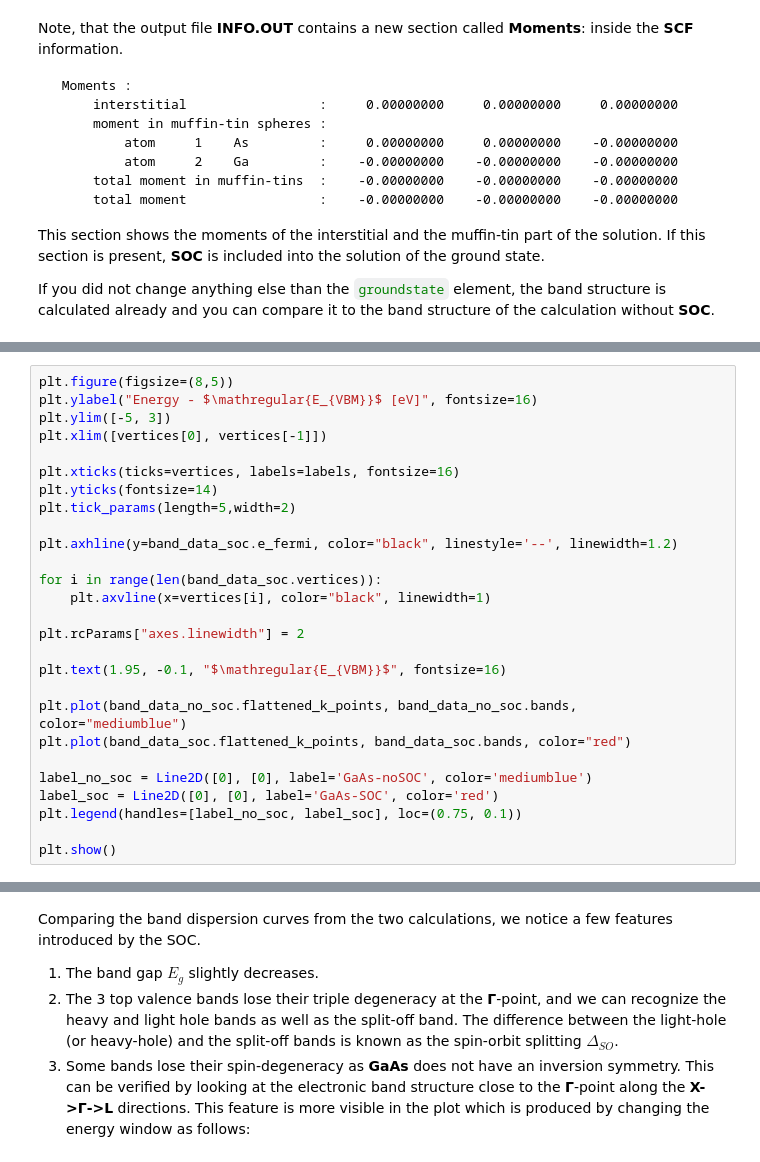
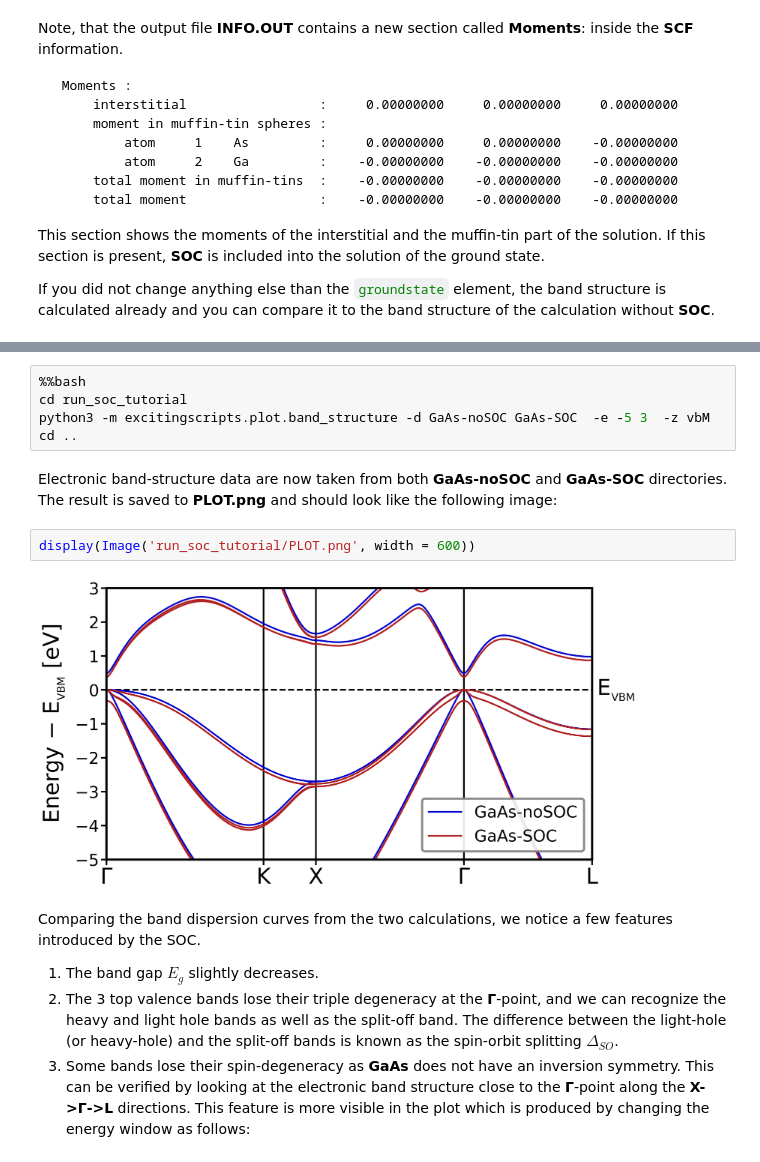
Before and after one commit to gulans/exciting, a Jupyter notebook: tools/excitingjupyter/excitingjupyter/02_ground_state/tutorial_spin_orbit_coupling.ipynb, the cells around one changed output, grey strips where cells are left out. Saved outputs shown, nothing was run; the diff lists cells and outputs as text.

```diff
--- a/tools/excitingjupyter/excitingjupyter/02_ground_state/tutorial_spin_orbit_coupling.ipynb
+++ b/tools/excitingjupyter/excitingjupyter/02_ground_state/tutorial_spin_orbit_coupling.ipynb
@@ -306,27 +287,0 @@ vertices, labels = band_data_soc.band_path()
-# %%
-plt.figure(figsize=(8,5))
-plt.ylabel("Energy - $\mathregular{E_{VBM}}$ [eV]", fontsize=16)
-plt.ylim([-5, 3])
-plt.xlim([vertices[0], vertices[-1]])
-
-plt.xticks(ticks=vertices, labels=labels, fontsize=16)
-plt.yticks(fontsize=14)
-plt.tick_params(length=5,width=2)
-
-plt.axhline(y=band_data_soc.e_fermi, color="black", linestyle='--', linewidth=1.2)
-
-for i in range(len(band_data_soc.vertices)):
-    plt.axvline(x=vertices[i], color="black", linewidth=1)
-
-plt.rcParams["axes.linewidth"] = 2
-
-plt.text(1.95, -0.1, "$\mathregular{E_{VBM}}$", fontsize=16)
-
-plt.plot(band_data_no_soc.flattened_k_points, band_data_no_soc.bands, color="mediumblue")
-plt.plot(band_data_soc.flattened_k_points, band_data_soc.bands, color="red")
-
-label_no_soc = Line2D([0], [0], label='GaAs-noSOC', color='mediumblue')
-label_soc = Line2D([0], [0], label='GaAs-SOC', color='red')
-plt.legend(handles=[label_no_soc, label_soc], loc=(0.75, 0.1))
-
-plt.show()
@@ -335,3 +288,14 @@ plt.show()
+# %%
+%%bash
+cd run_soc_tutorial
+python3 -m excitingscripts.plot.band_structure -d GaAs-noSOC GaAs-SOC  -e -5 3  -z vbM
+cd ..
+# %% [markdown]
+Electronic band-structure data are now taken from both **GaAs-noSOC** and **GaAs-SOC** directories. The result is saved to **PLOT.png** and should look like the following image:
+# %%
+display(Image('run_soc_tutorial/PLOT.png', width = 600))
+# %% [output]
+[figure, added]
 # %% [markdown]
 Comparing the band dispersion curves from the two calculations, we notice a few features introduced by the SOC.
 
```
Also changed, not shown: parts of 30 cells of this notebook, 22 other files.
